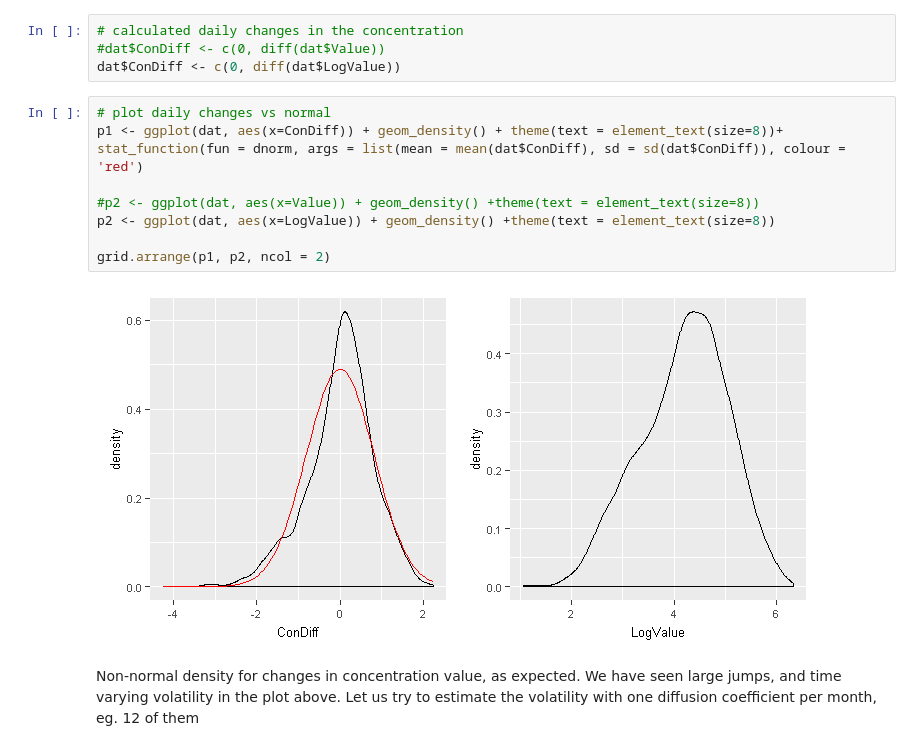
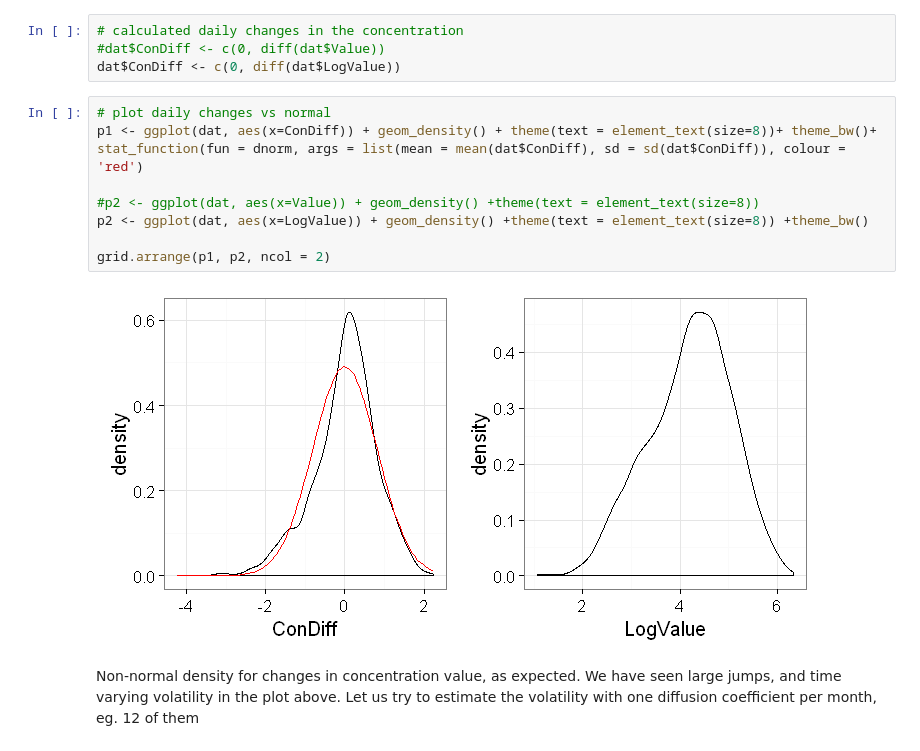
Before and after one commit to sleire/bea513, a Jupyter notebook: pollder/Proof of Concept Air Pollution Derivatives.ipynb, the cells around one changed output. Cells and saved outputs as stored; diff of their text form.

```diff
--- a/pollder/Proof of Concept Air Pollution Derivatives.ipynb
+++ b/pollder/Proof of Concept Air Pollution Derivatives.ipynb
@@ -362,15 +344,15 @@ theme(text = element_text(size=8))
 dat$ConDiff <- c(0, diff(dat$LogValue))
 # %%
 # plot daily changes vs normal
-p1 <- ggplot(dat, aes(x=ConDiff)) + geom_density() + theme(text = element_text(size=8))+
+p1 <- ggplot(dat, aes(x=ConDiff)) + geom_density() + theme(text = element_text(size=8))+ theme_bw()+
 stat_function(fun = dnorm, args = list(mean = mean(dat$ConDiff), sd = sd(dat$ConDiff)), colour = 'red')
 
 #p2 <- ggplot(dat, aes(x=Value)) + geom_density() +theme(text = element_text(size=8))
-p2 <- ggplot(dat, aes(x=LogValue)) + geom_density() +theme(text = element_text(size=8))
+p2 <- ggplot(dat, aes(x=LogValue)) + geom_density() +theme(text = element_text(size=8)) +theme_bw()
 
 grid.arrange(p1, p2, ncol = 2)
 # %% [output]
-[figure, old version]
+[figure, new version]
 # %% [markdown]
 Non-normal density for changes in concentration value, as expected. We have seen large jumps, and time varying volatility in
 the plot above. Let us try to estimate the volatility with one diffusion coefficient per month, eg. 12 of them
```
Also changed, not shown: parts of 18 cells of this notebook, 1 other file.
